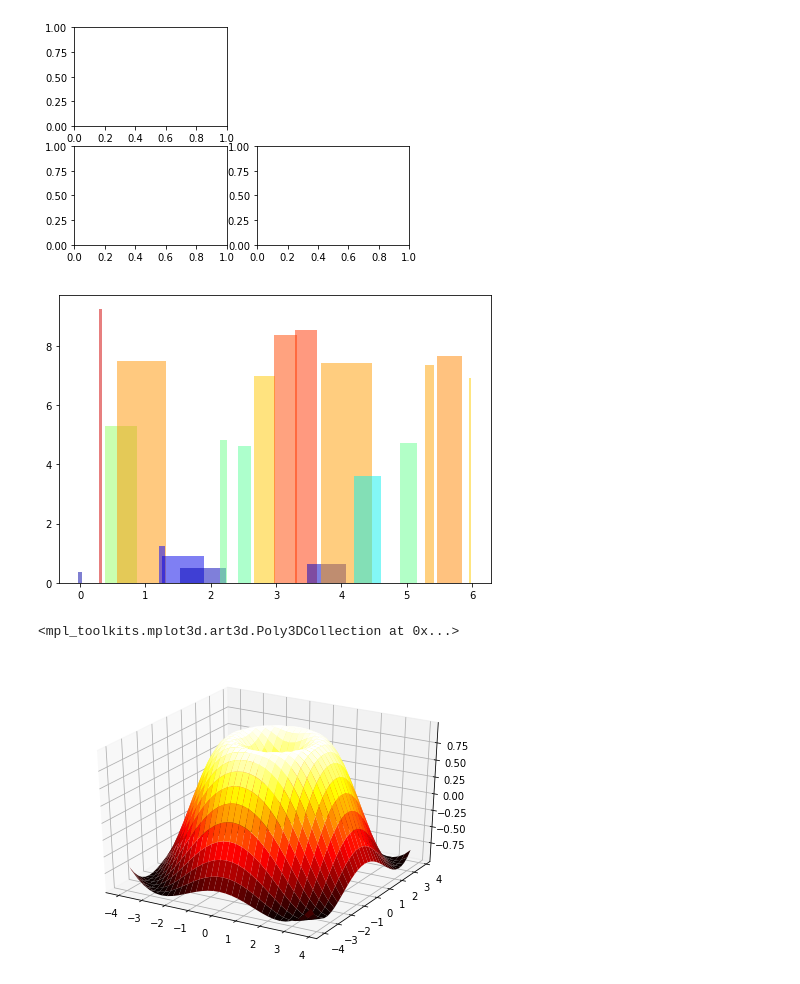
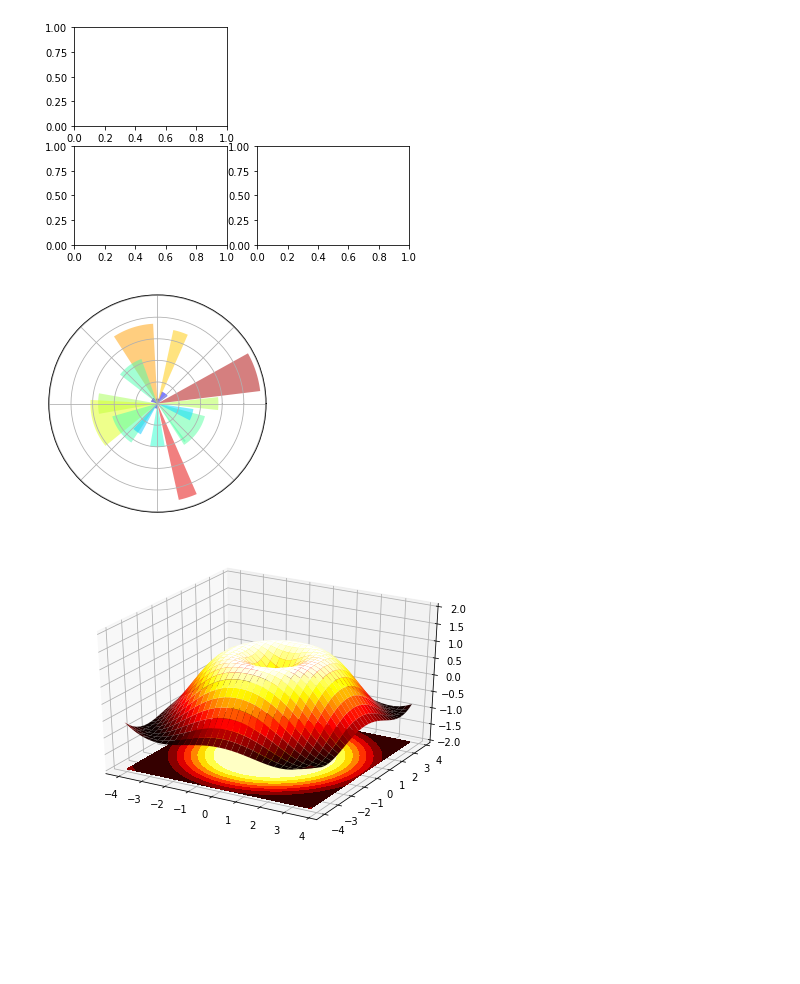
Before and after one commit to polilog/PythonLabs, a Jupyter notebook: lab3.ipynb, the cells around one changed output. Cells and saved outputs as stored; diff of their text form; code cells hidden in the pictures; blank space fills up the shorter version.

```diff
--- a/lab3.ipynb
+++ b/lab3.ipynb
@@ -134,18 +181,24 @@ plt.subplot(2, 2, 4)
 # %%
 #task 13
 plt.axes([0, 0, 1, 1])
 
 N = 20
 theta = np.arange(0., 2 * np.pi, 2 * np.pi / N)
 radii = 10 * np.random.rand(N)
 width = np.pi / 4 * np.random.rand(N)
-bars = plt.bar(theta, radii, width=width, bottom=0.0)
+
+ax = plt.subplot(111, projection='polar')
+ax.set_xticklabels([])
+ax.set_yticklabels([])
+bars = ax.bar(theta, radii, width=width, bottom=0.0)
 
 for r, bar in zip(radii, bars):
     bar.set_facecolor(plt.cm.jet(r / 10.))
     bar.set_alpha(0.5)
+
+plt.show()
 # %% [output]
-[figure, old version]
+[figure, new version]
 # %%
 #task 14
 from mpl_toolkits.mplot3d import Axes3D
@@ -159,6 +212,8 @@ R = np.sqrt(X**2 + Y**2)
 Z = np.sin(R)
 
 ax.plot_surface(X, Y, Z, rstride=1, cstride=1, cmap='hot')
+cset = ax.contourf(X, Y, Z, zdir='z', offset=-2, cmap='hot')
+ax.set_zlim(-2, 2)
+plt.show()
 # %% [output]
-<mpl_toolkits.mplot3d.art3d.Poly3DCollection at 0x...>
-[figure, old version]
+[figure, new version]
```
Also changed, not shown: parts of 4 cells of this notebook.
